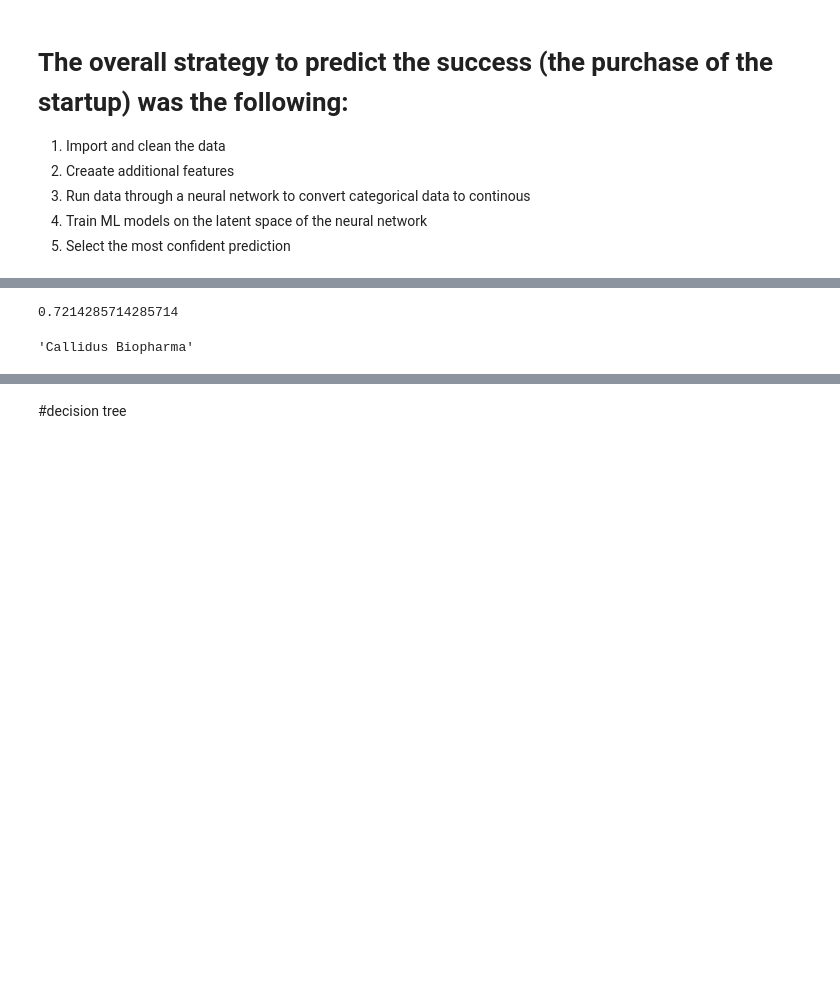
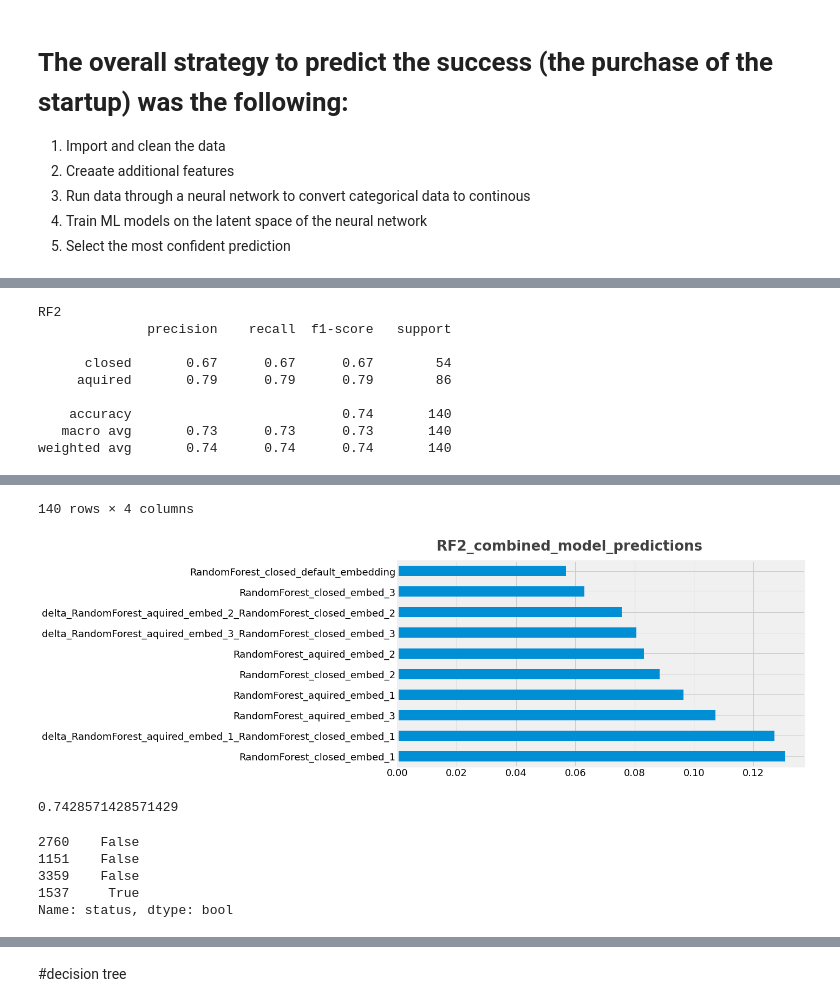
Before and after one commit to patrick-hanley/thought_experiments_original, a Jupyter notebook: _notebooks/2021-02-05-fastai_crunchbase.ipynb, the cells around one changed output, grey strips where cells are left out. Saved outputs shown, nothing was run; the diff lists cells and outputs as text; code cells hidden in the pictures; blank space fills up the shorter version.

```diff
--- a/_notebooks/2021-02-05-fastai_crunchbase.ipynb
+++ b/_notebooks/2021-02-05-fastai_crunchbase.ipynb
@@ -29,6 +29,8 @@ from sklearn import model_selection
 from sklearn.utils import class_weight
 from sklearn.metrics import classification_report
 from sklearn.metrics import confusion_matrix
+import matplotlib.style as style
+style.use('fivethirtyeight')
 
 from IPython.display import Image, display_svg, SVG
 from sklearn.model_selection import train_test_split
@@ -467,0 +519,36 @@ weighted avg       0.72      0.72      0.72       140
+# %%
+#collapse-show
+#combine all predictions into single DF
+del combined_predictions
+combined_predictions = pd.concat([embed_1_df, embed_2_df, embed_3_df, embed_default_df ], axis=1)
+combined_predictions = combined_predictions.T.drop_duplicates().T
+combined_predictions.set_index('company_index', inplace=True)
+combined_predictions.drop(['company_index'],axis=1,inplace=True, errors='ignore')
+combined_predictions.drop(['combined_confidence'],axis=1,inplace=True, errors='ignore')
+
+# add new feature summing predictions
+# combined_predictions['combined_confidence'] = combined_predictions.delta_RandomForest_aquired_embed_1_RandomForest_closed_embed_1 +\
+#  combined_predictions.delta_RandomForest_aquired_embed_2_RandomForest_closed_embed_2 +\
+#                   combined_predictions.delta_RandomForest_aquired_embed_3_RandomForest_closed_embed_3 +\
+#                    combined_predictions.delta_RandomForest_aquired_default_embedding_RandomForest_closed_default_embedding
+
+#now need to split d2 into train and valid sets
+X_train_combined, X_test_combined, y_train_combined, y_test_combined = train_test_split(combined_predictions, y_test, test_size=test_size, random_state=seed)
+
+models = [
+      ('RF2', RandomForestClassifier(max_depth=200, random_state=0,
+                                     oob_score=True, min_samples_split=30)),
+    ]
+
+run_exps(models, X_train_combined, y_train_combined, X_test_combined,
+         y_test_combined, 'combined_model_predictions')
+# %% [output]
+RF2
+              precision    recall  f1-score   support
+
+      closed       0.67      0.67      0.67        54
+     aquired       0.79      0.79      0.79        86
+
+    accuracy                           0.74       140
+   macro avg       0.73      0.73      0.73       140
+weighted avg       0.74      0.74      0.74       140
@@ -468,11 +567,18 @@ weighted avg       0.72      0.72      0.72       140
+140 rows × 4 columns
+[figure, added]
 # %%
+
 #clf = RandomForestClassifier(max_depth=3, random_state=0, oob_score=False, min_samples_split=100, n_estimators=5)
 clf = RandomForestClassifier(max_depth=200, random_state=0, oob_score=True, min_samples_split=30)
-clf.fit(new_X, y_train2)
-print (clf.score(new_X_test2, y_test2))
+clf.fit(X_train_combined, y_train_combined)
+print (clf.score(X_test_combined, y_test_combined))
 # %% [output]
-0.7214285714285714
+0.7428571428571429
-# %%
-company_names.iloc[471]
-# %% [output]
-'Callidus Biopharma'
+# %%
+y_test_combined[:4]
+# %% [output]
+2760    False
+1151    False
+3359    False
+1537     True
+Name: status, dtype: bool
```
Also changed, not shown: parts of 31 cells of this notebook.
